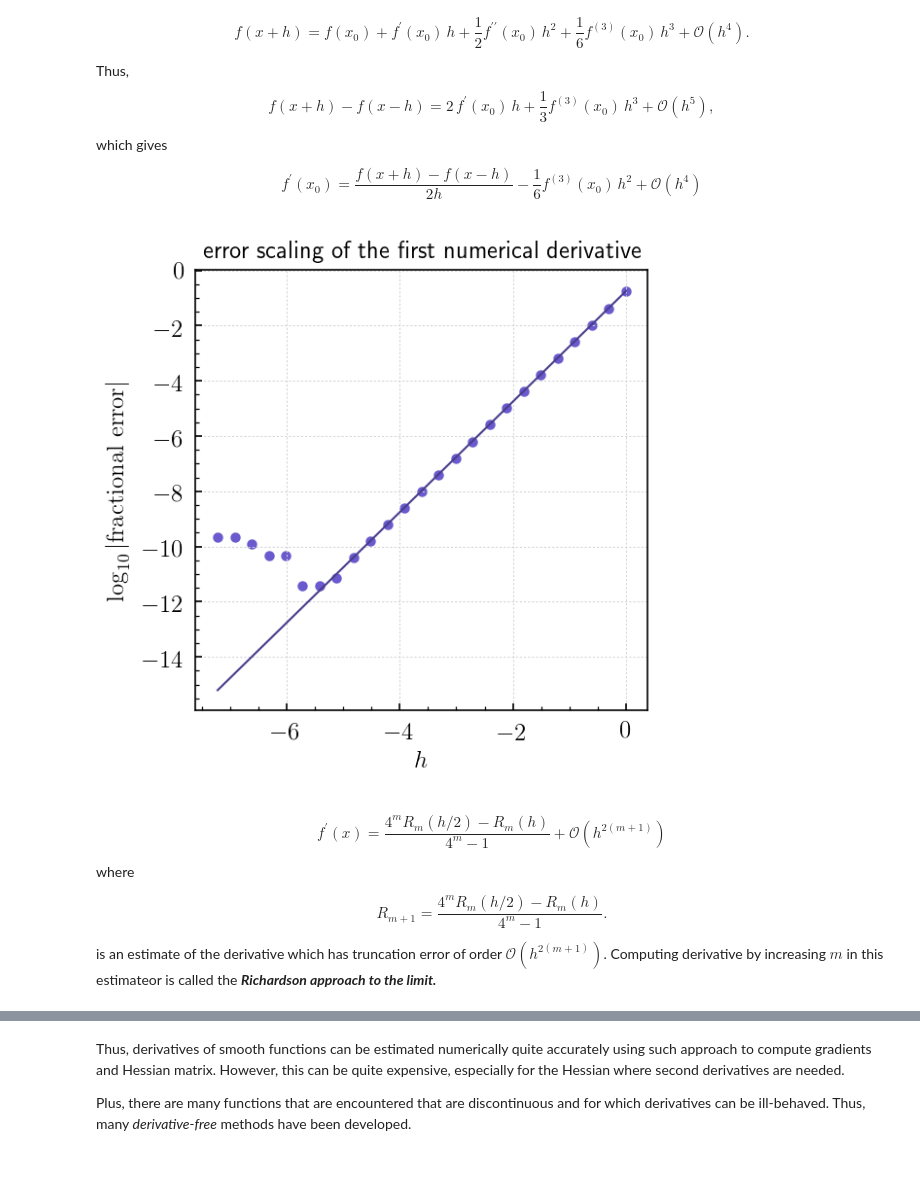
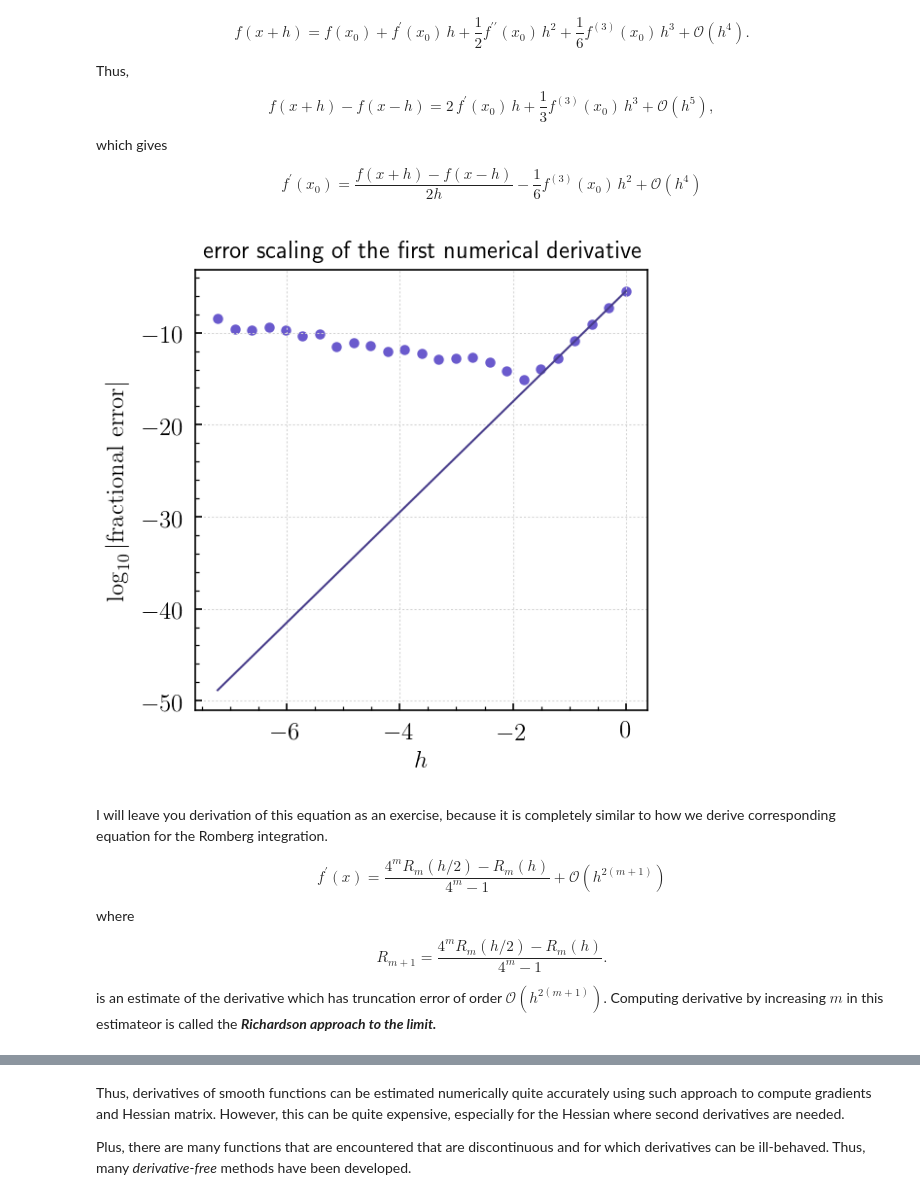
Before and after one commit to a-kravtsov/a211w20, a Jupyter notebook: 05_optimization.ipynb, the cells around one changed output, grey strips where cells are left out. Cells and saved outputs as stored; diff of their text form; code cells hidden in the pictures; blank space fills up the shorter version.

```diff
--- a/05_optimization.ipynb
+++ b/05_optimization.ipynb
@@ -327,6 +337,12 @@ $$f^\prime(x_0)=\frac{f(x+h)-f(x-h)}{2h} - \frac{1}{6}f^{(3)}(x_0)\,h^2 + \mathc
 # %%
 def der(func, x, h):
     return 0.5*(func(x+h) - func(x-h))/h
+
+def der1(func, x, h):
+    return (4.*der(func, x, h/2)-der(func,x,h)) / 3.
+
+def der2(func, x, h):
+    return (16.*der1(func, x, h/2)-der1(func,x,h)) / 15.
 # %%
 nsteps = np.arange(25)
 ders = np.zeros(np.shape(nsteps)[0])
@@ -335,23 +351,25 @@ hsteps = 1.0 / np.power(2., nsteps)
 x0 = 1.0
 
 for i, ns in enumerate(nsteps):
-    ders[i] = der(np.exp, x0, hsteps[i])
+    ders[i] = der2(np.exp, x0, hsteps[i])
 
 fexact = np.e
 ferr = np.abs(1. - ders/fexact)
 # %%
 from codes.plot_utils import plot_line_points
 # %%
-ferr_model = ferr[0] * (hsteps/hsteps[0])**2
+ferr_model = ferr[0] * (hsteps/hsteps[0])**6
 
 plot_line_points(np.log10(hsteps), np.log10(ferr_model),
                  xp=np.log10(hsteps), yp=np.log10(np.maximum(2.e-16,ferr)), points=True,
                  xlabel=r'$h$', ylabel=r'$\log_{10}\vert\rm fractional\ error\vert$',
                  plot_title='error scaling of the first numerical derivative',
                  legendloc='lower right', grid=True, figsize=4)
 # %% [output]
-[figure, old version]
+[figure, new version]
 # %% [markdown]
+I will leave you derivation of this equation as an exercise, because it is completely similar to how we derive corresponding equation for the Romberg integration.
+
 $$f^\prime(x) = \frac{4^m R_m(h/2) - R_m(h)}{4^m-1} + \mathcal{O}(h^{2(m+1)})$$
 
 where
```
Also changed, not shown: parts of 13 cells of this notebook.
